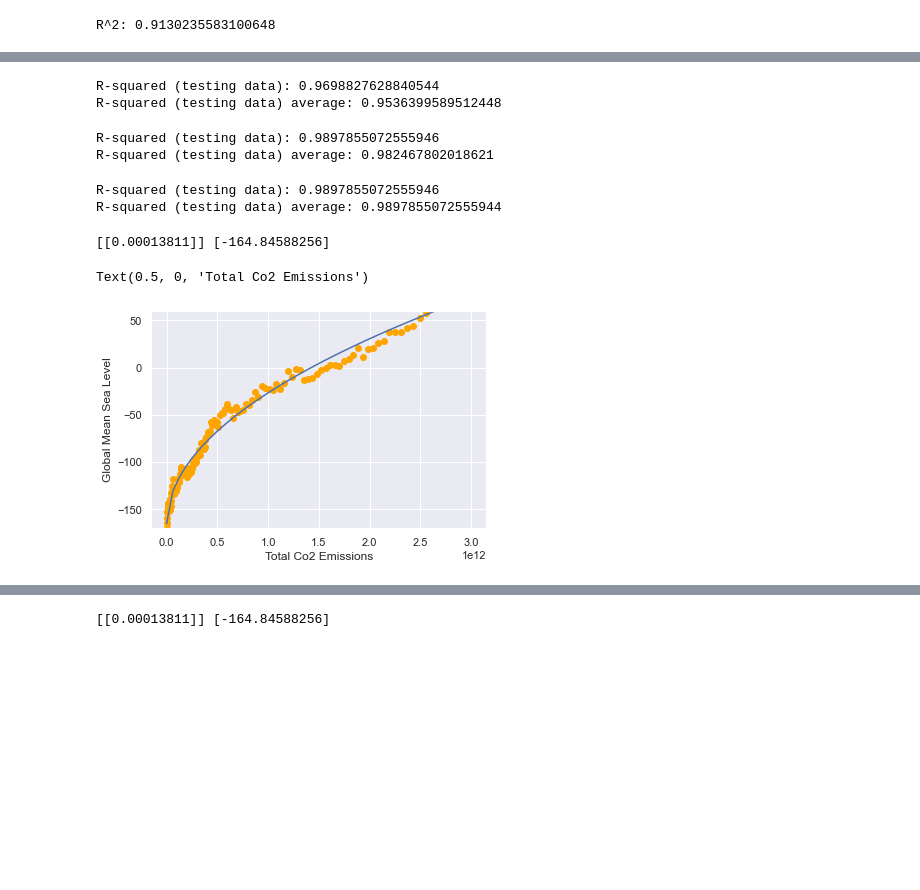
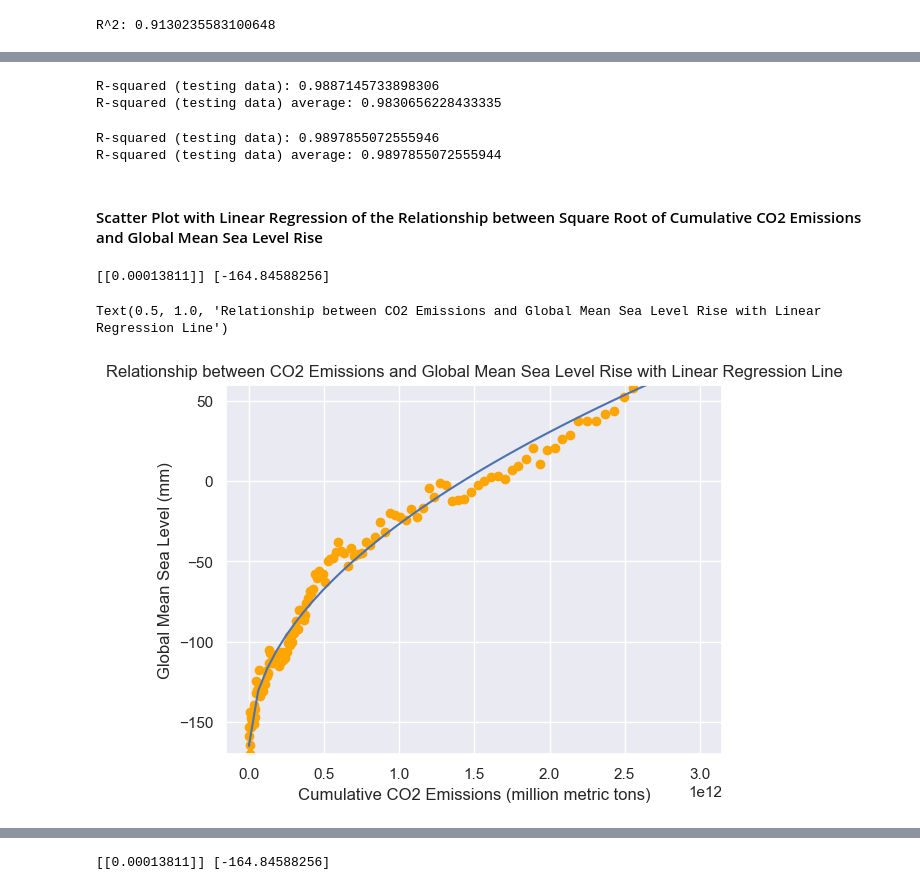
Before and after one commit to fuchenru/How-have-carbon-emissions-affected-climate-change-, a Jupyter notebook: CMSE 202 Final Project.ipynb, the cells around one changed output, grey strips where cells are left out. Saved outputs shown, nothing was run; the diff lists cells and outputs as text; code cells hidden in the pictures; blank space fills up the shorter version.

```diff
--- a/CMSE 202 Final Project.ipynb
+++ b/CMSE 202 Final Project.ipynb
@@ -305,57 +396,24 @@ R^2: 0.9130235583100648
 # %%
-#data = pd.DataFrame({'CO2 emissions': yearly_emissions, 'Global mean sea level': annual_sea_level[('GMSL', 'mean')]})
 r2_values = []
 for i in range(100):
-    X_train, X_test, y_train, y_test = train_test_split(data['CO2 emissions'], data['Global mean sea level'], test_size=0.2, random_state=i)
+    X_train, X_test, y_train, y_test = train_test_split(data['CO2 emissions']**(1/2), data['Global mean sea level'], test_size=0.3, random_state=i)
 
-    X_train_reshape = X_train.values.reshape(-1, 1)
-    X_test_reshape = X_test.values.reshape(-1, 1)
+    reg = LinearRegression()
 
-    poly = PolynomialFeatures(degree=2)
-    X_train_poly = poly.fit_transform(X_train_reshape)
-    X_test_poly = poly.transform(X_test_reshape)
-    reg = LinearRegression().fit(X_train_poly, y_train)
+    reg.fit(X_train.values.reshape(-1, 1), y_train.values.reshape(-1, 1))
 
-    y_test_pred = reg.predict(X_test_poly)
+    y_pred = reg.predict(X_test.values.reshape(-1, 1))
 
-    r2_test = reg.score(X_test_poly, y_test)
+    r_squared = reg.score(X_test.values.reshape(-1, 1), y_test.values.reshape(-1, 1))
 
-    r2_values.append(r2_test)
 
-print('R-squared (testing data):', r2_test)
+    r2_values.append(r_squared)
+
+print('R-squared (testing data):', r_squared)
 print('R-squared (testing data) average:', np.mean(r2_values))
-#r2_values
-#np.polyfit(co2_emitted, np.log(data['Global mean sea level']), 1)
 # %% [output]
-R-squared (testing data): 0.9698827628840544
-R-squared (testing data) average: 0.9536399589512448
+R-squared (testing data): 0.9887145733898306
+R-squared (testing data) average: 0.9830656228433335
-# %%
-#data = pd.DataFrame({'CO2 emissions': yearly_emissions, 'Global mean sea level': annual_sea_level[('GMSL', 'mean')]})
-r2_values = []
-for i in range(100):
-    X_train, X_test, y_train, y_test = train_test_split(data['CO2 emissions']**(1/2), data['Global mean sea level'], test_size=0.2, random_state=i)
-
-    X_train_reshape = X_train.values.reshape(-1, 1)
-    X_test_reshape = X_test.values.reshape(-1, 1)
-
-    poly = PolynomialFeatures(degree=1)
-    X_train_poly = poly.fit_transform(X_train_reshape)
-    X_test_poly = poly.transform(X_test_reshape)
-    reg = LinearRegression().fit(X_train_poly, y_train)
-
-    y_test_pred = reg.predict(X_test_poly)
-
-    r2_test = reg.score(X_test_poly, y_test)
-
-    r2_values.append(r2_test)
-
-print('R-squared (testing data):', r2_test)
-print('R-squared (testing data) average:', np.mean(r2_values))
-#r2_values
-#np.polyfit(co2_emitted, np.log(data['Global mean sea level']), 1)
-# %% [output]
-R-squared (testing data): 0.9897855072555946
-R-squared (testing data) average: 0.982467802018621
 # %%
 #data = pd.DataFrame({'CO2 emissions': yearly_emissions, 'Global mean sea level': annual_sea_level[('GMSL', 'mean')]})
 r2_values = []
@@ -380,19 +438,25 @@ print('R-squared (testing data) average:', np.mean(r2_values))
 # %% [output]
 R-squared (testing data): 0.9897855072555946
 R-squared (testing data) average: 0.9897855072555944
+# %% [markdown]
+#### Scatter Plot with Linear Regression of the Relationship between Square Root of Cumulative CO2 Emissions and Global Mean Sea Level Rise
 # %%
 print(reg.coef_, reg.intercept_)
-x_lin = np.linspace(0,3 * 10 ** 12)
-y = ((x_lin)**.5 *reg.coef_[0]) + reg.intercept_
 
-plt.plot(x_lin,y)
+# Generate a set of x-values for plotting the linear regression line
+x_lin = np.linspace(0, 3 * 10 ** 12)
 
-#print(co2_emitted**(1/2))
-plt.scatter(co2_emitted,annual_sea_level[('GMSL','mean')],color="orange")
-plt.ylim(-170,60)
-plt.ylabel("Global Mean Sea Level")
-plt.xlabel("Total Co2 Emissions")
+# Use the linear regression coefficients to calculate the predicted y-values for the linear regression line
+y = ((x_lin) ** 0.5 * reg.coef_[0]) + reg.intercept_
+
+plt.plot(x_lin, y)
+
+plt.scatter(co2_emitted, annual_sea_level[('GMSL', 'mean')], color="orange")
+plt.ylim(-170, 60)
+plt.ylabel("Global Mean Sea Level (mm)")
+plt.xlabel("Cumulative CO2 Emissions (million metric tons)")
+plt.title("Relationship between CO2 Emissions and Global Mean Sea Level Rise with Linear Regression Line")
 # %% [output]
 [[0.00013811]] [-164.84588256]
-Text(0.5, 0, 'Total Co2 Emissions')
+Text(0.5, 1.0, 'Relationship between CO2 Emissions and Global Mean Sea Level Rise with Linear Regression Line')
-[figure, old version]
+[figure, new version]
```
Also changed, not shown: parts of 32 cells of this notebook, 2 other files.
